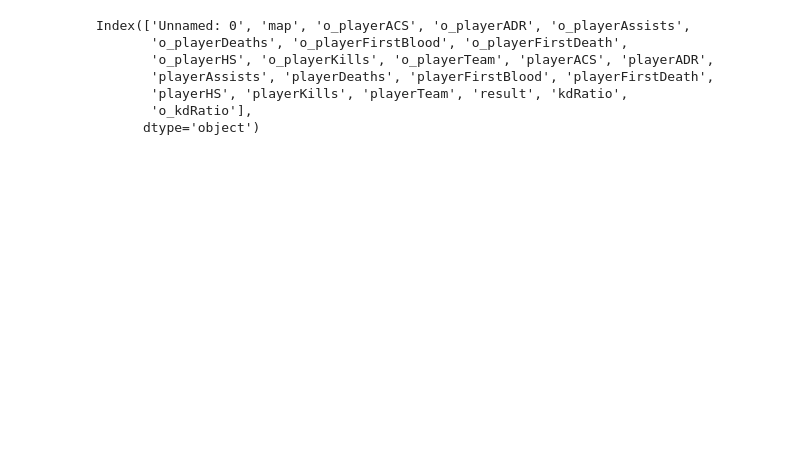
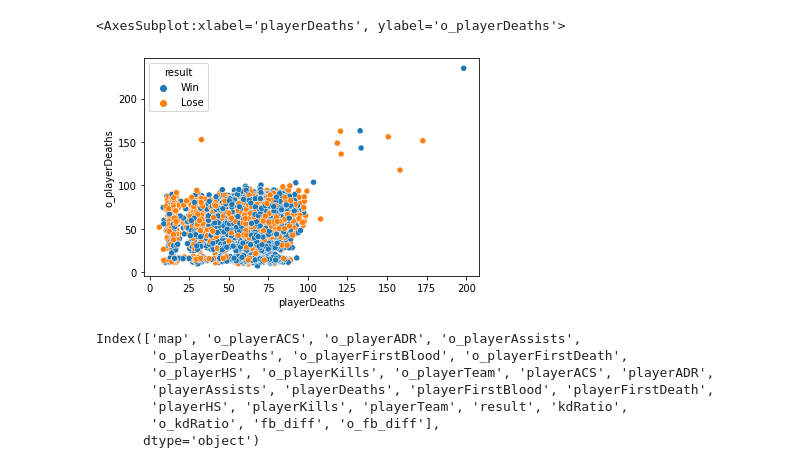
Before and after one commit to timothyliutl/ValorantData, a Jupyter notebook: secondAttempt.ipynb, the cells around one changed output. Saved outputs shown, nothing was run; the diff lists cells and outputs as text; code cells hidden in the pictures; blank space fills up the shorter version.

```diff
--- a/secondAttempt.ipynb
+++ b/secondAttempt.ipynb
@@ -54,0 +38,36 @@ sns.scatterplot(data=data, x='playerFirstBlood', y='o_playerFirstBlood', hue='re
+# %%
+haven_total = haven_data_avg.copy()
+haven_total[num_cols] = haven_total.groupby(['gameID', 'playerTeam'])[num_cols].transform('sum')
+haven_total = haven_total.drop_duplicates(subset=['gameID', 'playerTeam']).dropna()
+haven_team_total = pd.DataFrame()
+for games in haven_total['gameID'].unique():
+    teams = haven_total[haven_total['gameID']==games]['playerTeam'].unique()
+    matchData = haven_total[haven_total['gameID']==games]
+    if len(teams)!=2:
+        continue
+    team1 = matchData[matchData['playerTeam']==teams[0]]
+    team2 = matchData[matchData['playerTeam']==teams[1]]
+    tempDict = {
+           'playerTeam': teams[0],
+           'map': team1['map'].values[0],
+           'playerKills': team1['playerKills'].values[0],
+           'playerDeaths': team1['playerDeaths'].values[0],
+           'playerAssists': team1['playerAssists'].values[0],
+           'playerACS': team1['playerACS'].values[0],
+           'playerHS': team1['playerHS'].values[0],
+           'playerADR': team1['playerADR'].values[0],
+           'playerFirstBlood': team1['playerFirstBlood'].values[0],
+           'playerFirstDeath': team1['playerFirstDeath'].values[0],
+           'o_playerKills': team2['playerKills'].values[0],
+           'o_playerDeaths': team2['playerDeaths'].values[0],
+           'o_playerAssists': team2['playerAssists'].values[0],
+           'o_playerACS': team2['playerACS'].values[0],
+           'o_playerHS': team2['playerHS'].values[0],
+           'o_playerADR': team2['playerADR'].values[0],
+           'o_playerFirstBlood': team2['playerFirstBlood'].values[0],
+           'o_playerFirstDeath': team2['playerFirstDeath'].values[0],
+           'o_playerTeam': teams[1],
+           'result': team1['result'].values[0]
+    }
+    haven_team_total = haven_team_total.append(tempDict, ignore_index=True)
+haven_team_total
@@ -55,10 +88,21 @@ sns.scatterplot(data=data, x='playerFirstBlood', y='o_playerFirstBlood', hue='re
+# %%
+haven_team_total = haven_team_total.replace(0, np.nan)
+haven_team_total = haven_team_total.dropna()
+haven_team_total['kdRatio'] = haven_team_total.apply(lambda x: x['playerKills']/x['playerDeaths'], axis=1)
+haven_team_total['o_kdRatio'] = haven_team_total.apply(lambda x: x['o_playerKills']/x['o_playerDeaths'], axis=1)
+haven_team_total['fb_diff'] = haven_team_total.apply(lambda x: x['playerFirstBlood'] - x['playerFirstDeath'], axis=1)
+haven_team_total['o_fb_diff'] = haven_team_total.apply(lambda x: x['o_playerFirstBlood'] - x['o_playerFirstDeath'], axis=1)
+sns.scatterplot(data=haven_team_total, x='playerDeaths', y='o_playerDeaths', hue='result')
+# %% [output]
+<AxesSubplot:xlabel='playerDeaths', ylabel='o_playerDeaths'>
+[figure, added]
 # %%
-data.columns
+haven_team_total.columns
 # %% [output]
-Index(['Unnamed: 0', 'map', 'o_playerACS', 'o_playerADR', 'o_playerAssists',
+Index(['map', 'o_playerACS', 'o_playerADR', 'o_playerAssists',
        'o_playerDeaths', 'o_playerFirstBlood', 'o_playerFirstDeath',
        'o_playerHS', 'o_playerKills', 'o_playerTeam', 'playerACS', 'playerADR',
        'playerAssists', 'playerDeaths', 'playerFirstBlood', 'playerFirstDeath',
        'playerHS', 'playerKills', 'playerTeam', 'result', 'kdRatio',
-       'o_kdRatio'],
+       'o_kdRatio', 'fb_diff', 'o_fb_diff'],
       dtype='object')
```
Also changed, not shown: parts of 13 cells of this notebook, 1 other file.
